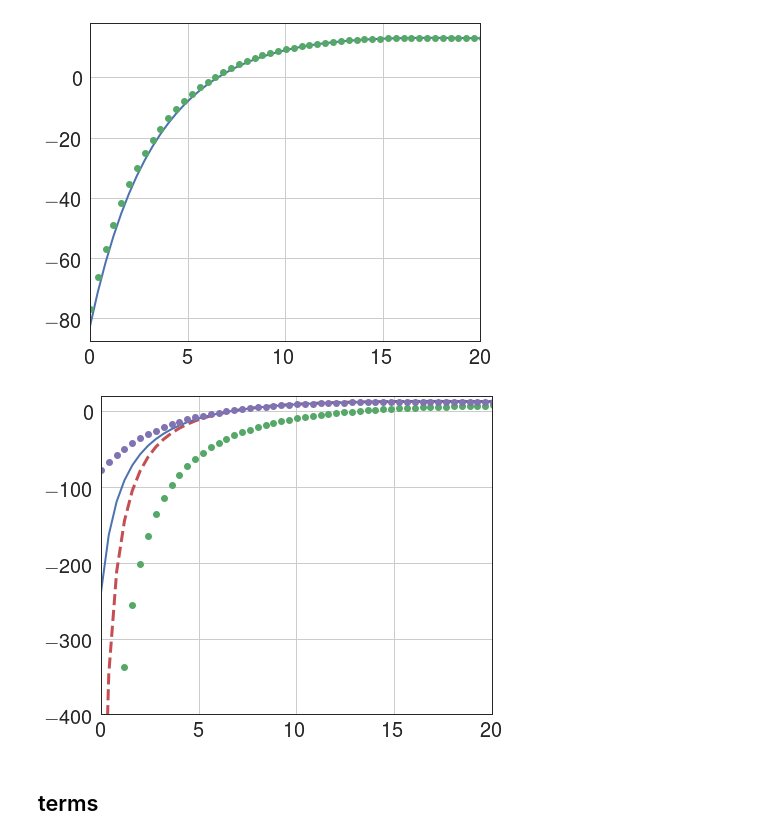
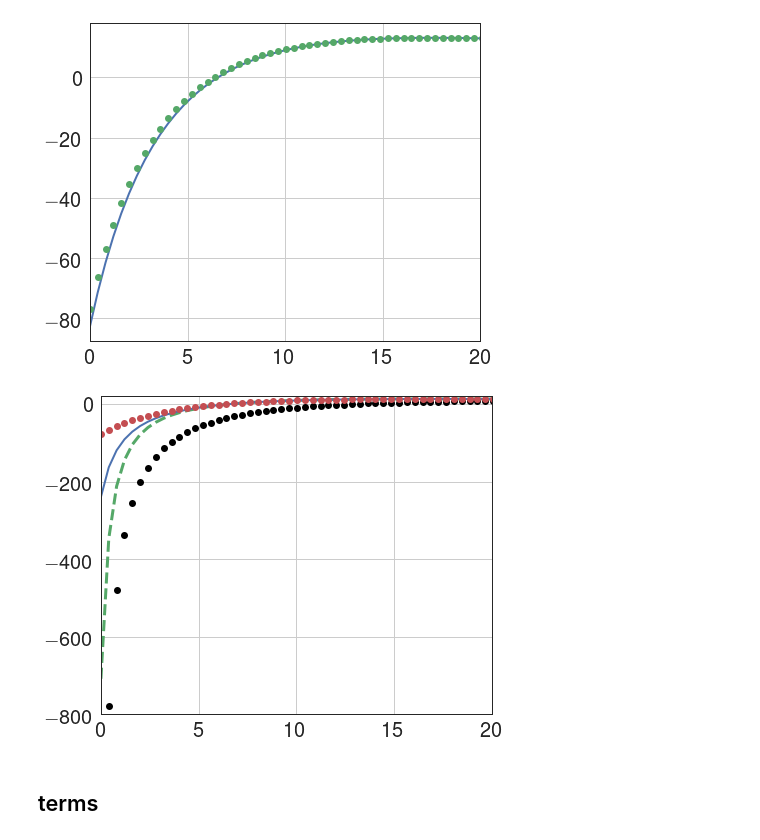
Before and after one commit to caos21/ndust, a Jupyter notebook: press/Electrostatic-Potential.ipynb, the cells around one changed output. Drawn from its saved outputs; the diff is of its cells as text; code cells hidden in the pictures.

```diff
--- a/press/Electrostatic-Potential.ipynb
+++ b/press/Electrostatic-Potential.ipynb
@@ -908,7 +910,7 @@ def potential_bichoutskaia_mod(r1, q1, r2, q2, h, acoeffs, eps=Epsilon, f1=1.0,
 
     pot_3 *= -invK
 
-    return f1*pot_coul + f2*0.5*pot_2 + f3*0.5*pot_3
+    return f1*pot_coul + f2*pot_2 + f3*pot_3
 # %%
 def plot_potentials_BvsIPA_mod(ax, r1o, q1o, r2o, q2o, eps, rlimo, j1max=25, j2max=25,
                               label=r"r", lt="--", cerror=False, f1=1.0, f2=1.0, f3=1.0):
@@ -960,7 +962,7 @@ r2 = 10e-6
 rlim = 500.0e-6#np.max(r1+r2)*2.0
 
 sp, pipa, pmod = plot_potentials_BvsIPA_mod(ax, r1, q1, r2, q2, 20.0, rlim, label=r'$r_2=$'+str(r2),
-                                            j1max=15, j2max=15, f1=1.0, f2=1.0, f3=1.0)
+                                            j1max=15, j2max=15, f1=1.0, f2=0.5, f3=0.5)
 
 ax.set(xlabel=r'$s(\mu\text{m})$', ylabel=r'$\phi$(eV)')
 text = r'$r_1=$' + str(int(r1*1e6)) + r'$\mu m$' + '\n'\
@@ -1007,19 +1009,19 @@ plt.show()
 # %%
 fig, ax = plt.subplots(figsize=(7, 5.85))
 
 ax.plot(sf, f2016)
 
 conversion_factor = 1e6*const.elementary_charge*1e12
-ax.plot(sf[:-1], -np.diff(p2010)*conversion_factor/np.diff(sf), 'o')
+ax.plot(sf[:-1], -np.diff(p2010)*conversion_factor/np.diff(sf), 'ko')
 ax.plot(sf[:-1], -np.diff(pmod)*conversion_factor/np.diff(sf), '--', lw=3, zorder=1)
 
 ax.plot(sf[:-1], -conversion_factor*np.diff(pipa)/np.diff(sf), 'o')
 #ax.plot(sf, fipa, '-.')
-plt.ylim([-400, 20])
+plt.ylim([-800, 20])
 plt.xlim([0, 20])
 plt.show()
 # %% [output]
-[figure, old version]
+[figure, new version]
 # %% [markdown]
 ## terms
 # %%
```
Also changed, not shown: parts of 27 cells of this notebook, 8 other files.
